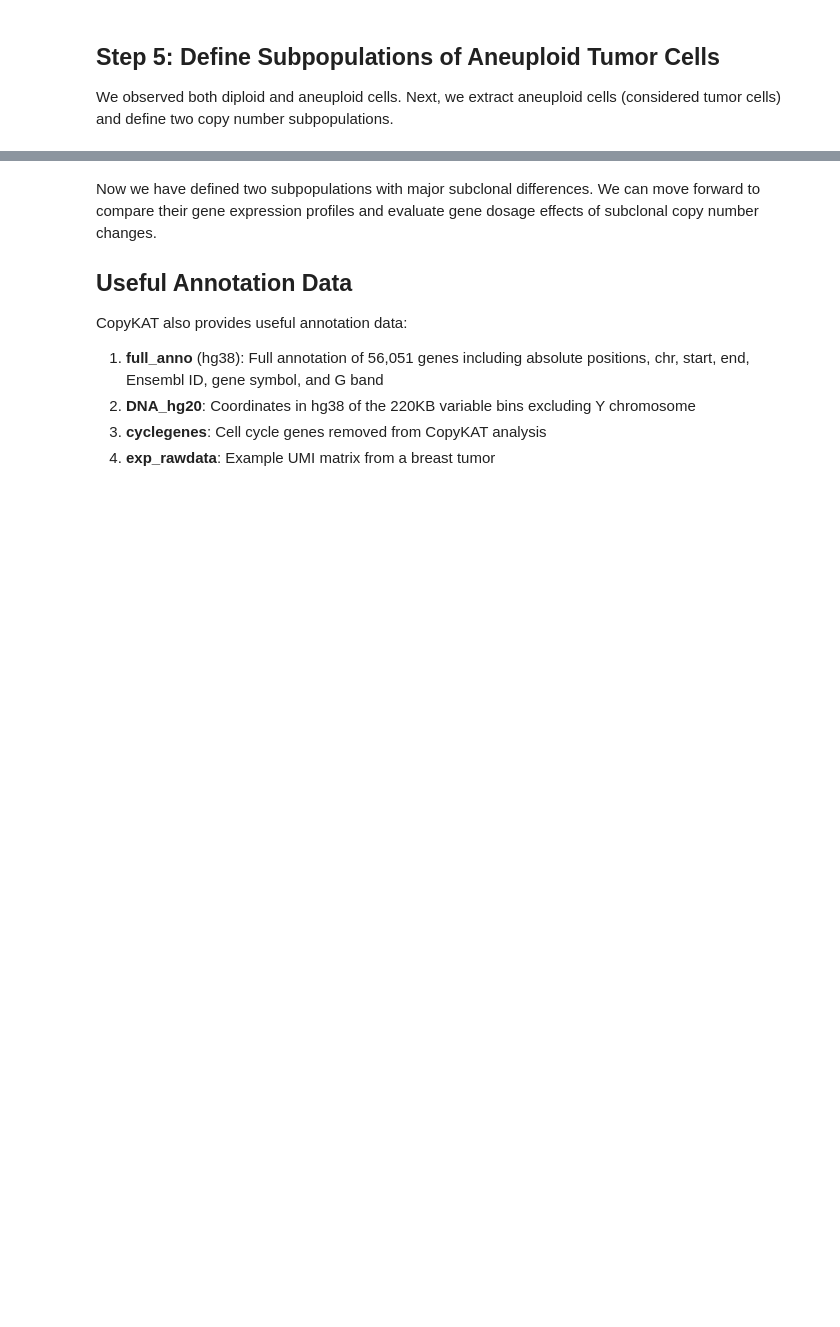
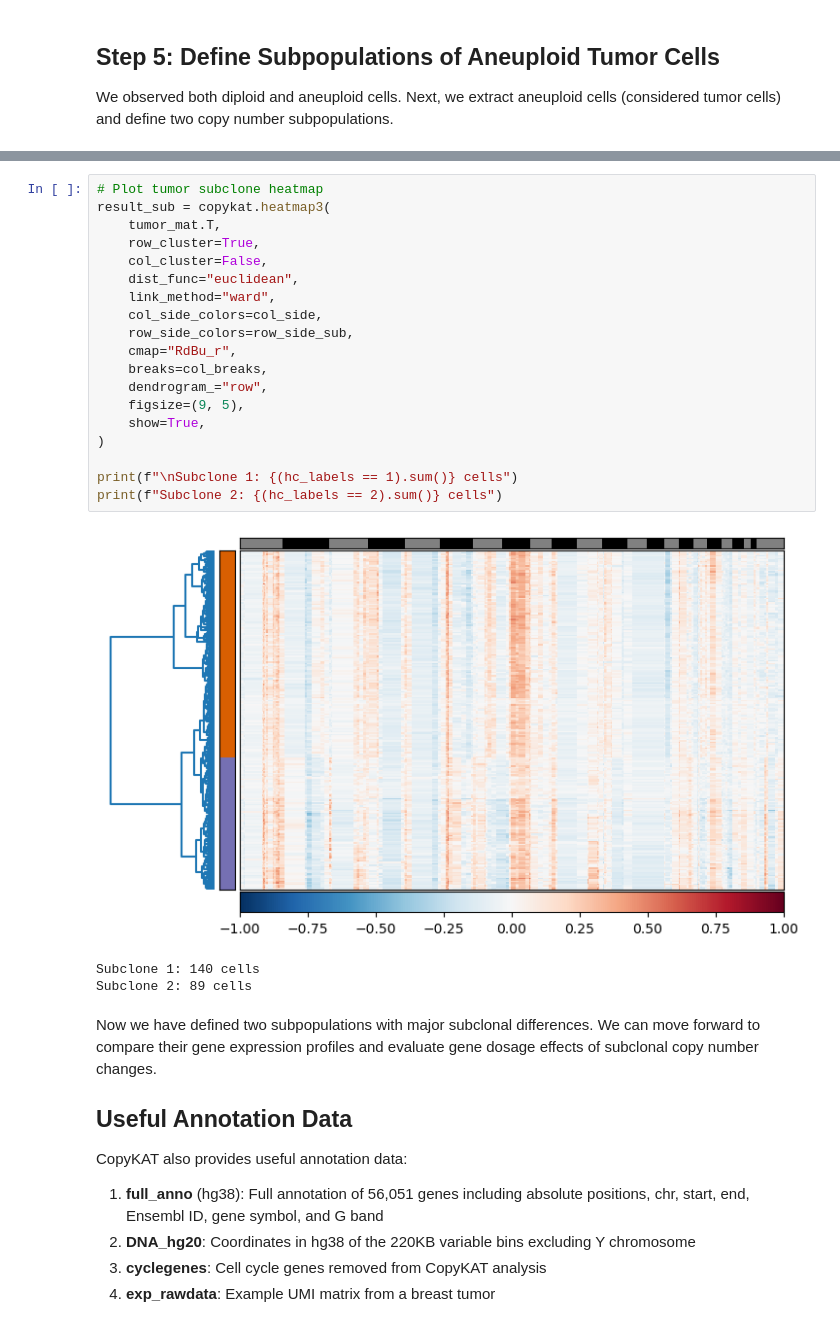
Before and after one commit to R2pyBioinformatics/copykat_python, a Jupyter notebook: tutorials/copycat-vignettes.ipynb, the cells around one changed output, grey strips where cells are left out. Saved outputs shown, nothing was run; the diff lists cells and outputs as text; blank space fills up the shorter version.

```diff
--- a/tutorials/copycat-vignettes.ipynb
+++ b/tutorials/copycat-vignettes.ipynb
@@ -242,3 +220,26 @@ Subclone 2: 89 cells
+# %%
+# Plot tumor subclone heatmap
+result_sub = copykat.heatmap3(
+    tumor_mat.T,
+    row_cluster=True,
+    col_cluster=False,
+    dist_func="euclidean",
+    link_method="ward",
+    col_side_colors=col_side,
+    row_side_colors=row_side_sub,
+    cmap="RdBu_r",
+    breaks=col_breaks,
+    dendrogram_="row",
+    figsize=(9, 5),
+    show=True,
+)
+
+print(f"\nSubclone 1: {(hc_labels == 1).sum()} cells")
+print(f"Subclone 2: {(hc_labels == 2).sum()} cells")
+# %% [output]
+[figure, added]
+Subclone 1: 140 cells
+Subclone 2: 89 cells
 # %% [markdown]
 Now we have defined two subpopulations with major subclonal differences. We can move forward to compare their gene expression profiles and evaluate gene dosage effects of subclonal copy number changes.
 
```
Also changed, not shown: parts of 4 cells of this notebook.
